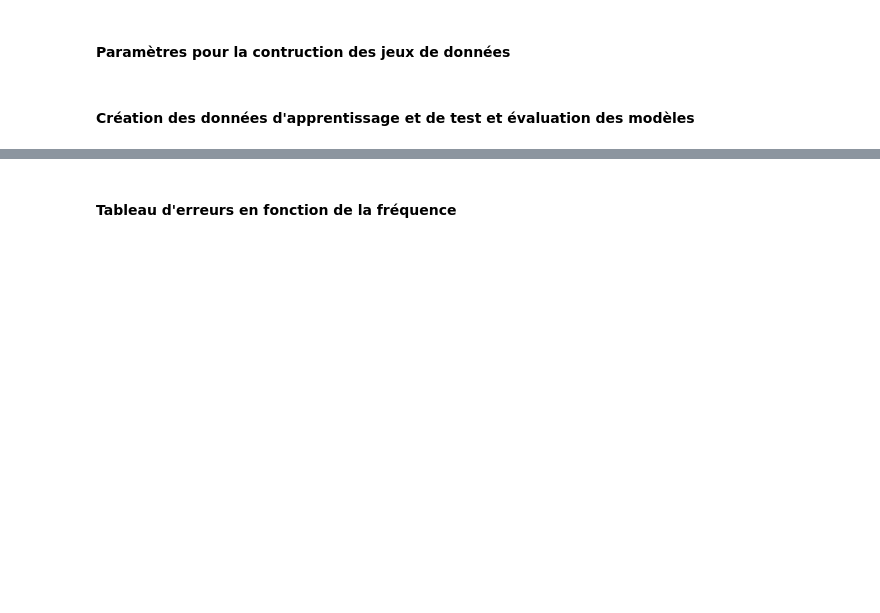
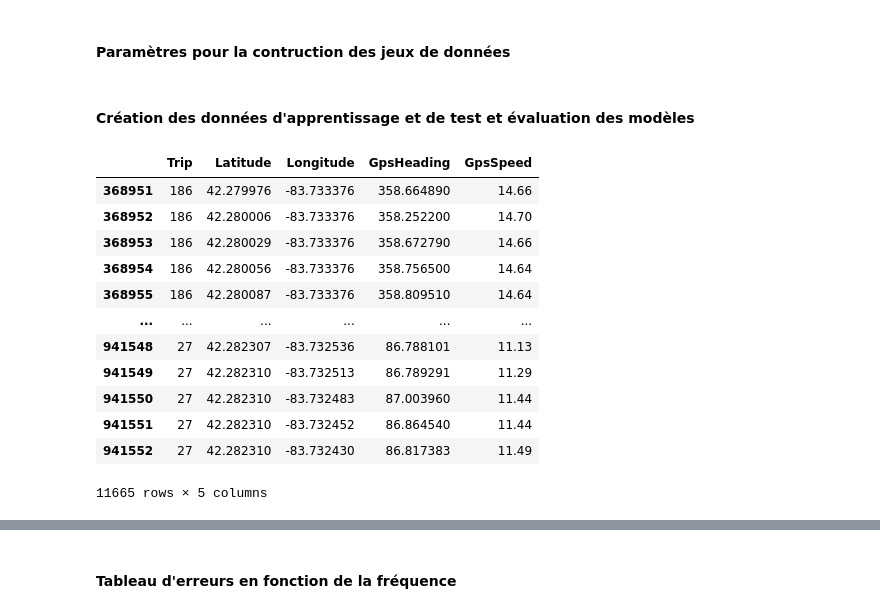
Before and after one commit to FZYUAN-1/pldac_interpolation, a Jupyter notebook: PROJET GPS 2.ipynb, the cells around one changed output, grey strips where cells are left out. Drawn from its saved outputs; the diff is of its cells as text; code cells hidden in the pictures; blank space fills up the shorter version.

```diff
--- a/PROJET GPS 2.ipynb
+++ b/PROJET GPS 2.ipynb
@@ -89,3 +100,19 @@ evaluateur.fit()
 
 #Affichage des résultats
 #evaluateur.afficher_resultats()
+# %%
+traitement.l_Xtest[2]
+# %% [output]
+|  | Trip | Latitude | Longitude | GpsHeading | GpsSpeed |
+| 368951 | 186 | 42.279976 | -83.733376 | 358.664890 | 14.66 |
+| 368952 | 186 | 42.280006 | -83.733376 | 358.252200 | 14.70 |
+| 368953 | 186 | 42.280029 | -83.733376 | 358.672790 | 14.66 |
+| 368954 | 186 | 42.280056 | -83.733376 | 358.756500 | 14.64 |
+| 368955 | 186 | 42.280087 | -83.733376 | 358.809510 | 14.64 |
+| ... | ... | ... | ... | ... | ... |
+| 941548 | 27 | 42.282307 | -83.732536 | 86.788101 | 11.13 |
+| 941549 | 27 | 42.282310 | -83.732513 | 86.789291 | 11.29 |
+| 941550 | 27 | 42.282310 | -83.732483 | 87.003960 | 11.44 |
+| 941551 | 27 | 42.282310 | -83.732452 | 86.864540 | 11.44 |
+| 941552 | 27 | 42.282310 | -83.732430 | 86.817383 | 11.49 |
+11665 rows × 5 columns
```
Also changed, not shown: parts of 17 cells of this notebook, 2 other files.
